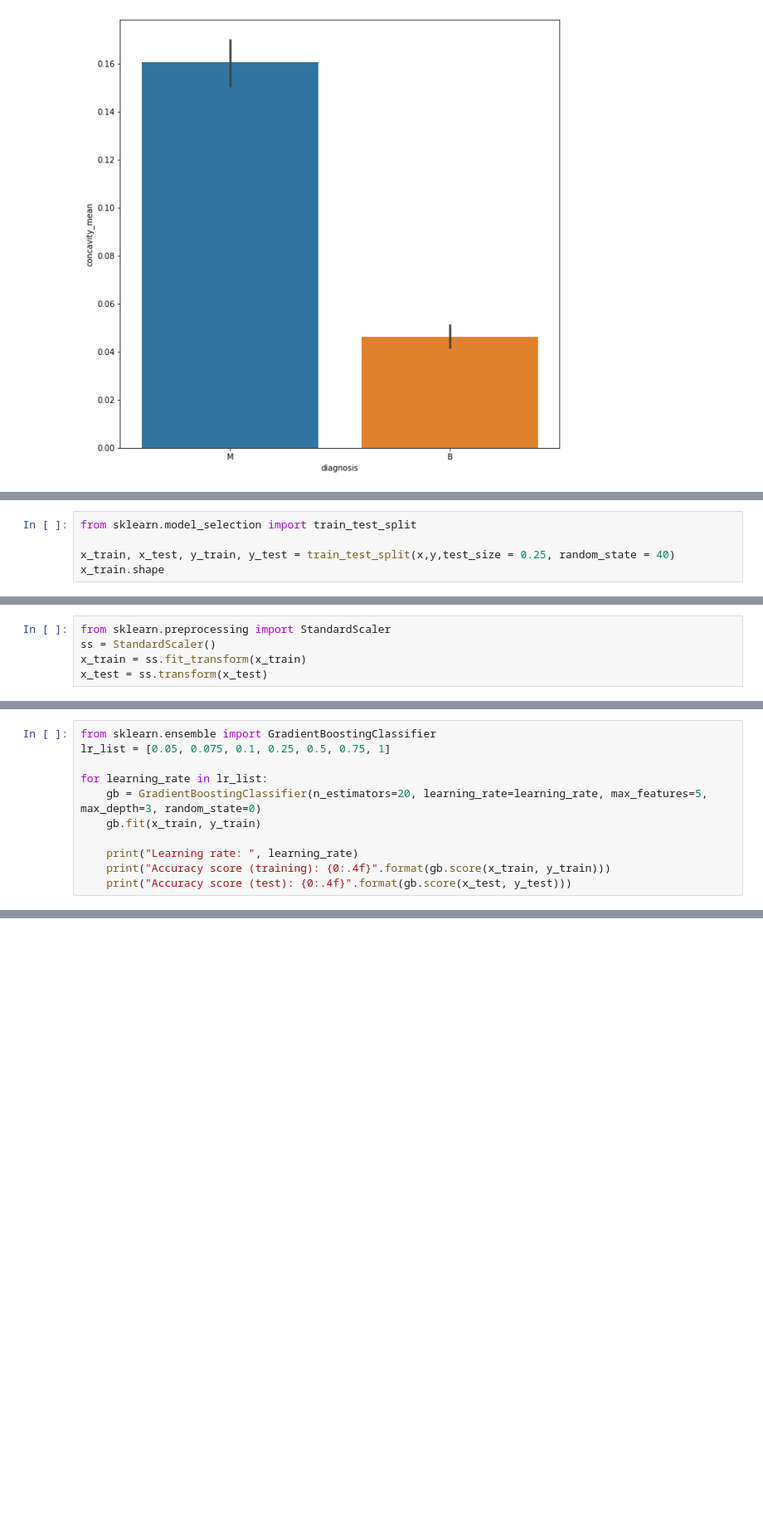
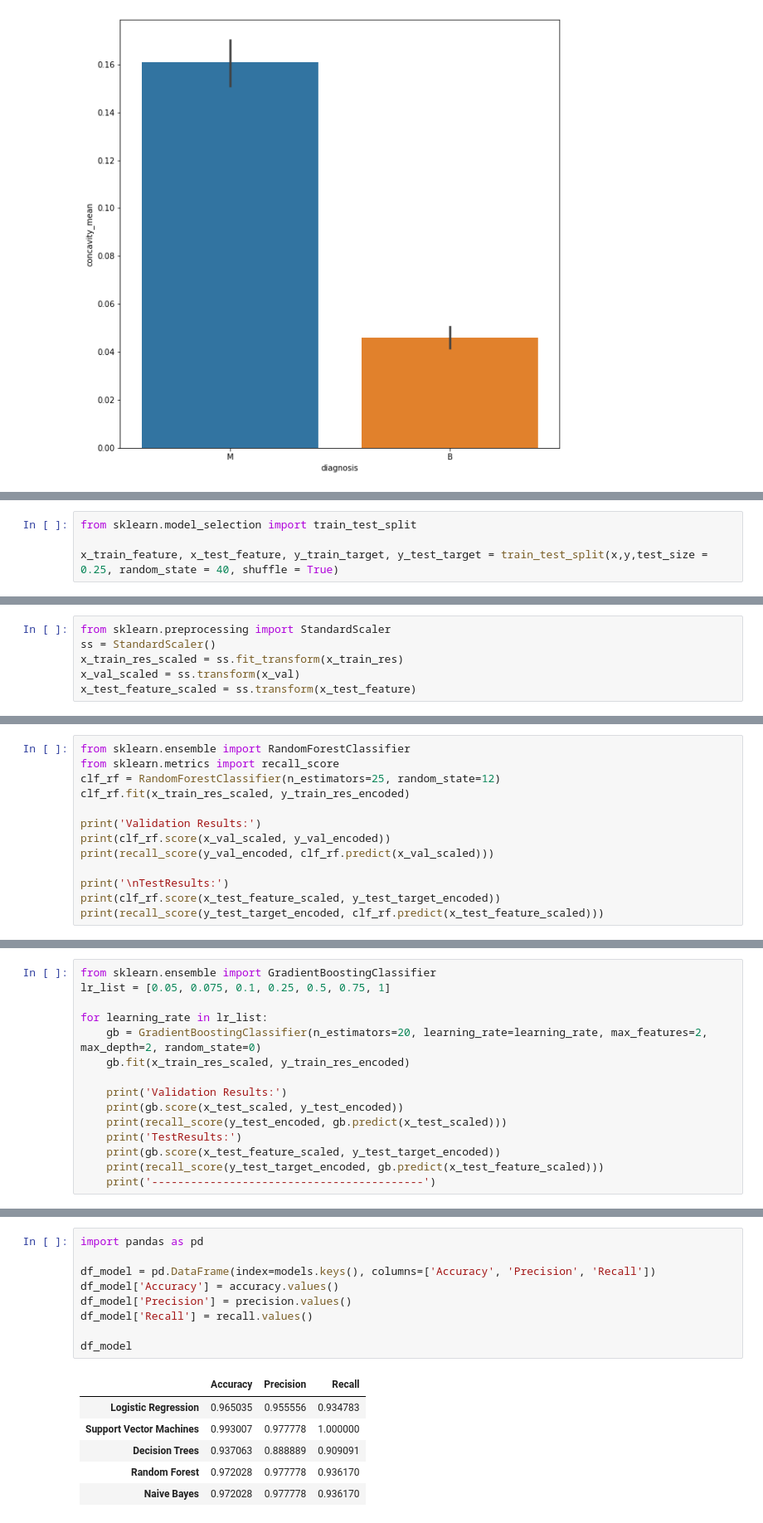
Before and after one commit to taehyun53/Wisconsin_bc, a Jupyter notebook: Wisconsin.ipynb, the cells around one changed output, grey strips where cells are left out. Shown: that part at 83% size. Saved outputs shown, nothing was run; the diff lists cells and outputs as text; blank space fills up the shorter version.

```diff
--- a/Wisconsin.ipynb
+++ b/Wisconsin.ipynb
@@ -129,5 +91,4 @@ y.shape
 # %%
 from sklearn.model_selection import train_test_split
 
-x_train, x_test, y_train, y_test = train_test_split(x,y,test_size = 0.25, random_state = 40)
-x_train.shape
+x_train_feature, x_test_feature, y_train_target, y_test_target = train_test_split(x,y,test_size = 0.25, random_state = 40, shuffle = True)
@@ -152,5 +140,6 @@ y_test.shape
 # %%
 from sklearn.preprocessing import StandardScaler
 ss = StandardScaler()
-x_train = ss.fit_transform(x_train)
-x_test = ss.transform(x_test)
+x_train_res_scaled = ss.fit_transform(x_train_res)
+x_val_scaled = ss.transform(x_val)
+x_test_feature_scaled = ss.transform(x_test_feature)
@@ -188,0 +146,13 @@ Accuracy: 0.972027972027972
+# %%
+from sklearn.ensemble import RandomForestClassifier
+from sklearn.metrics import recall_score
+clf_rf = RandomForestClassifier(n_estimators=25, random_state=12)
+clf_rf.fit(x_train_res_scaled, y_train_res_encoded)
+
+print('Validation Results:')
+print(clf_rf.score(x_val_scaled, y_val_encoded))
+print(recall_score(y_val_encoded, clf_rf.predict(x_val_scaled)))
+
+print('\nTestResults:')
+print(clf_rf.score(x_test_feature_scaled, y_test_target_encoded))
+print(recall_score(y_test_target_encoded, clf_rf.predict(x_test_feature_scaled)))
@@ -191,10 +169,14 @@ from sklearn.ensemble import GradientBoostingClassifier
 lr_list = [0.05, 0.075, 0.1, 0.25, 0.5, 0.75, 1]
 
 for learning_rate in lr_list:
-    gb = GradientBoostingClassifier(n_estimators=20, learning_rate=learning_rate, max_features=5, max_depth=3, random_state=0)
-    gb.fit(x_train, y_train)
+    gb = GradientBoostingClassifier(n_estimators=20, learning_rate=learning_rate, max_features=2, max_depth=2, random_state=0)
+    gb.fit(x_train_res_scaled, y_train_res_encoded)
 
-    print("Learning rate: ", learning_rate)
-    print("Accuracy score (training): {0:.4f}".format(gb.score(x_train, y_train)))
-    print("Accuracy score (test): {0:.4f}".format(gb.score(x_test, y_test)))
+    print('Validation Results:')
+    print(gb.score(x_test_scaled, y_test_encoded))
+    print(recall_score(y_test_encoded, gb.predict(x_test_scaled)))
+    print('TestResults:')
+    print(gb.score(x_test_feature_scaled, y_test_target_encoded))
+    print(recall_score(y_test_target_encoded, gb.predict(x_test_feature_scaled)))
+    print('------------------------------------------')
 # %% [output]
@@ -235,0 +238,16 @@ svc test score is: 0.993006993006993
+# %%
+import pandas as pd
+
+df_model = pd.DataFrame(index=models.keys(), columns=['Accuracy', 'Precision', 'Recall'])
+df_model['Accuracy'] = accuracy.values()
+df_model['Precision'] = precision.values()
+df_model['Recall'] = recall.values()
+
+df_model
+# %% [output]
+|  | Accuracy | Precision | Recall |
+| Logistic Regression | 0.965035 | 0.955556 | 0.934783 |
+| Support Vector Machines | 0.993007 | 0.977778 | 1.000000 |
+| Decision Trees | 0.937063 | 0.888889 | 0.909091 |
+| Random Forest | 0.972028 | 0.977778 | 0.936170 |
+| Naive Bayes | 0.972028 | 0.977778 | 0.936170 |
```
Also changed, not shown: parts of 26 cells of this notebook.
